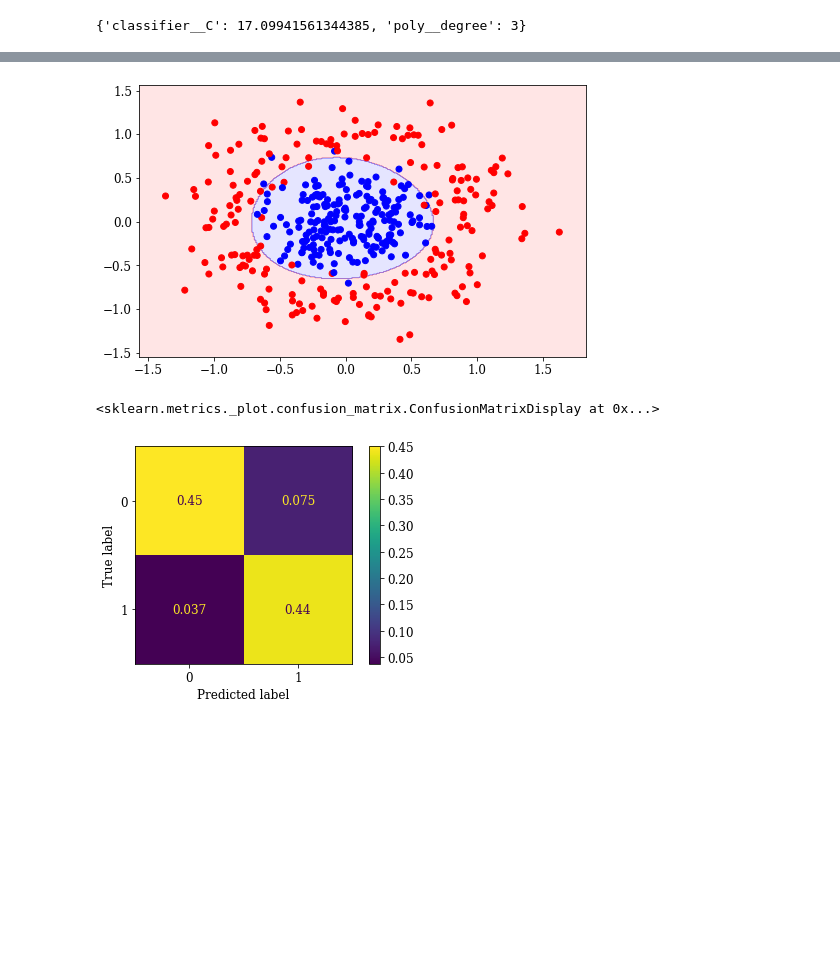
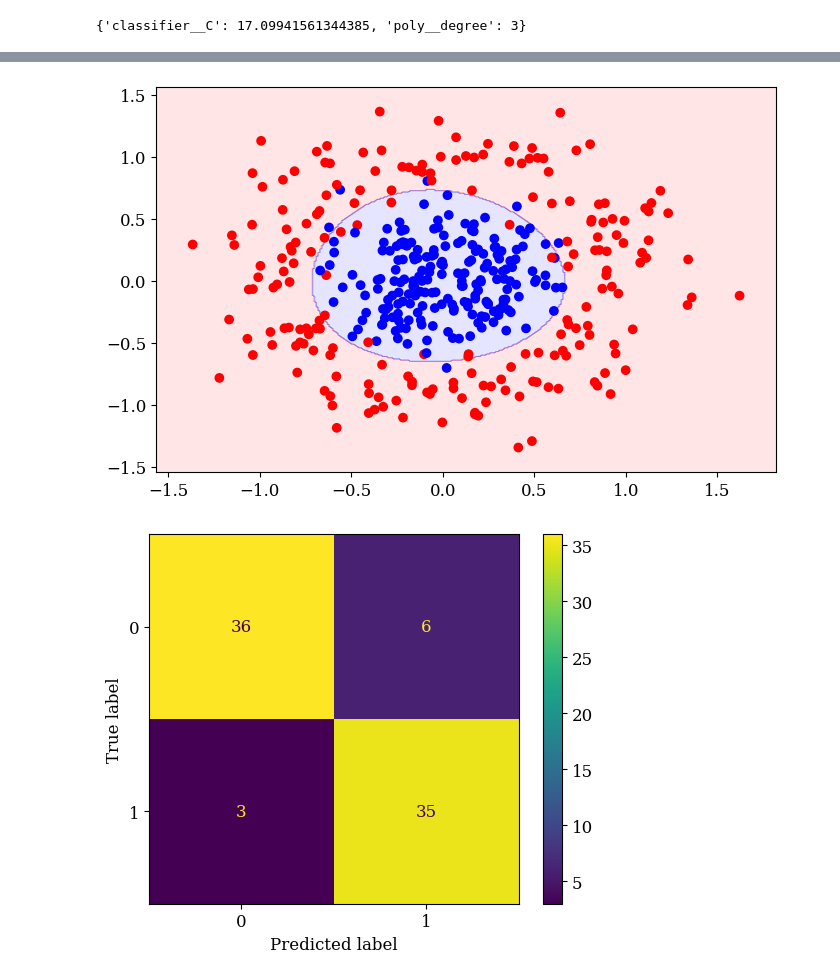
Before and after one commit to jdmartinev/ST1613-AppliedML-, a Jupyter notebook: Semana03/Ejemplo_Regresión_Logística.ipynb, the cells around one changed output, grey strips where cells are left out. Drawn from its saved outputs; the diff is of its cells as text; code cells hidden in the pictures; blank space fills up the shorter version.

```diff
--- a/Semana03/Ejemplo_Regresión_Logística.ipynb
+++ b/Semana03/Ejemplo_Regresión_Logística.ipynb
@@ -70,7 +70,7 @@ def plot_binary_classifcation(X, y, classifier=None, contour_alpha=0.1):
 lr_base = Pipeline([
     ('poly', PolynomialFeatures(include_bias=False)),
     ('scaler', StandardScaler()),
-    ('classifier', LogisticRegression(max_iter=1e5))
+    ('classifier', LogisticRegression())
 ])
 # %%
 # Definamos las distribuciones de parámetros sobre las que haremos la búsqueda:
@@ -120,10 +134,12 @@ MAE: 0.8860759493670887
 # Grafiquemos los datos junto con la frontera de decisión del modelo:
 plot_binary_classifcation(X, y, classifier=lr)
 # %% [output]
-[figure, old version]
+[figure, new version]
 # %%
 # Grafiquemos la matriz de confusión de los datos de prueba:
-plot_confusion_matrix(lr, X_test, y_test, normalize='all')
+cm = confusion_matrix(y_test,lr.predict(X_test))
+disp = ConfusionMatrixDisplay(cm)
+disp.plot()
+plt.show()
 # %% [output]
-<sklearn.metrics._plot.confusion_matrix.ConfusionMatrixDisplay at 0x...>
-[figure, old version]
+[figure, new version]
```
Also changed, not shown: parts of 5 cells of this notebook.
